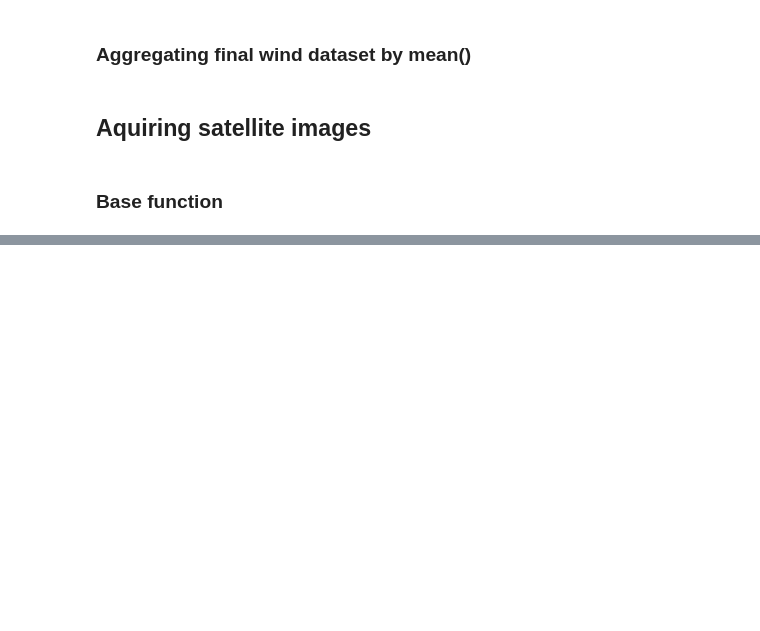
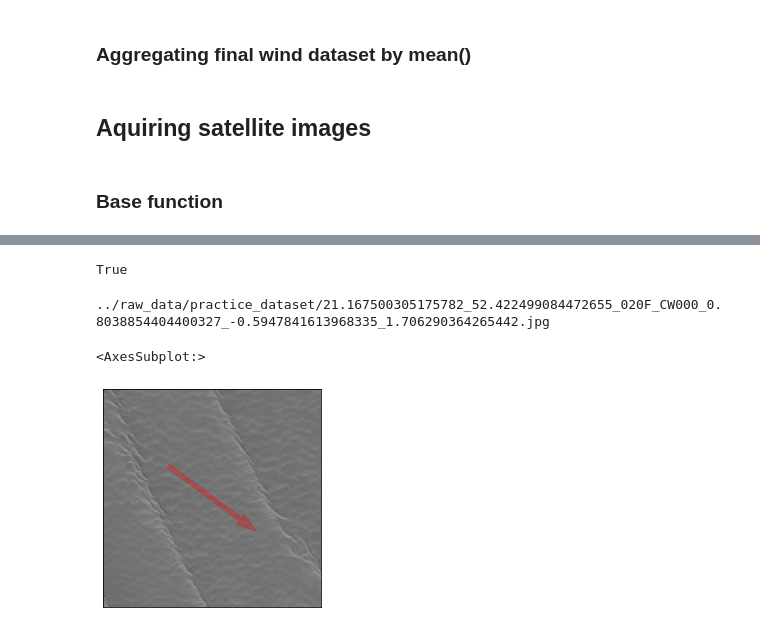
Before and after one commit to cedricmjohn/marswinds, a Jupyter notebook: notebooks/cedric_practice_dataset_generator.ipynb, the cells around one changed output, grey strips where cells are left out. Drawn from its saved outputs; the diff is of its cells as text; code cells hidden in the pictures; blank space fills up the shorter version.

```diff
--- a/notebooks/cedric_practice_dataset_generator.ipynb
+++ b/notebooks/cedric_practice_dataset_generator.ipynb
@@ -528,0 +626,17 @@ True
+# %%
+new_sin, new_cos = encode_angle(new_angle)
+name_tags = image_name.split('_')
+name_tags[-5] = f'{name_tags[-5]}F'
+name_tags[-3] = str(new_sin)
+name_tags[-2] = str(new_cos)
+image_label = "_".join(name_tags)
+image_path = f'{folder_name}/{image_label}'
+cv2.imwrite(image_path,img_flip_lr)
+# %% [output]
+True
+# %%
+plot_image(folder_name=folder_name,image_name=image_label)
+# %% [output]
+../raw_data/practice_dataset/21.167500305175782_52.422499084472655_020F_CW000_0.8038854404400327_-0.5947841613968335_1.706290364265442.jpg
+<AxesSubplot:>
+[figure, added]
```
Also changed, not shown: parts of 11 cells of this notebook, 3 other files.
